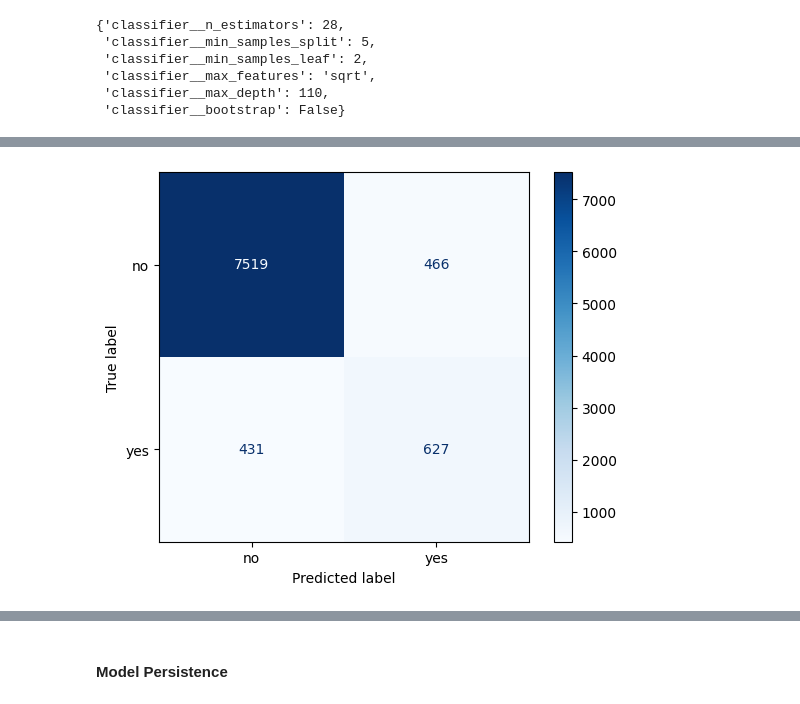
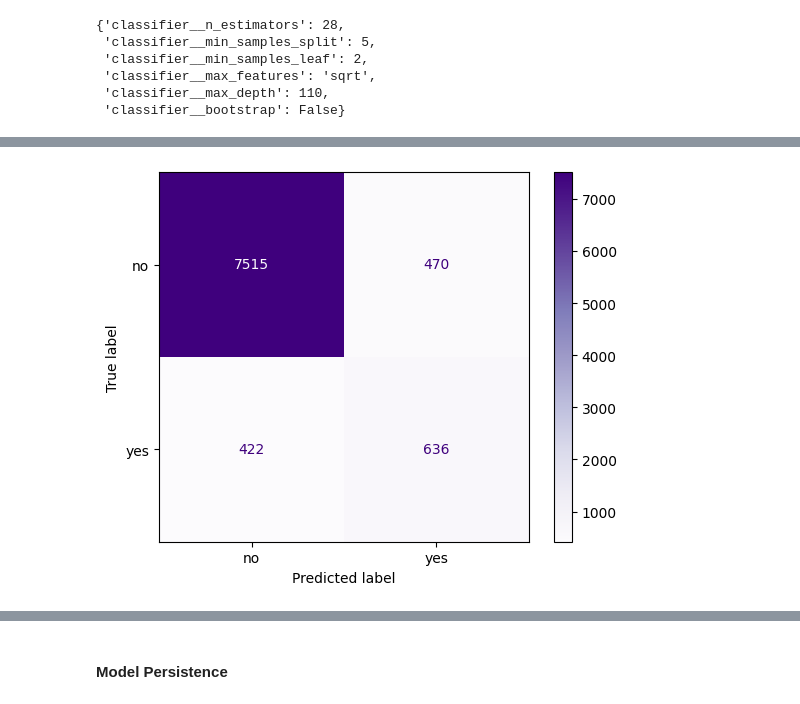
Before and after one commit to pk-aduyaw/term-deposit-subscription, a Jupyter notebook: project-code.ipynb, the cells around one changed output, grey strips where cells are left out. Saved outputs shown, nothing was run; the diff lists cells and outputs as text; code cells hidden in the pictures.

Commit message:
Add insights and persist hyperparameter tuned model.

```diff
--- a/project-code.ipynb
+++ b/project-code.ipynb
@@ -679,3 +738,7 @@ best_parameters
  'classifier__max_features': 'sqrt',
  'classifier__max_depth': 110,
  'classifier__bootstrap': False}
+# %%
+# Set the best parameters to the orginal model
+rf_classifier_pipeline.set_params(**best_parameters)
+rf_classifier_pipeline.fit(X_train, y_train_encoded)
@@ -682,7 +763,7 @@ best_parameters
 # %%
-predict = rf_classifier_pipeline.predict(X_eval)
-conf = confusion_matrix(y_eval_encoded, predict)
+predic = rf_classifier_pipeline.predict(X_eval)
+conf = confusion_matrix(y_eval_encoded, predic)
 
-ConfusionMatrixDisplay(conf, display_labels=label_encoder.classes_).plot(cmap='Blues');
+ConfusionMatrixDisplay(conf, display_labels=label_encoder.classes_).plot(cmap='Purples');
 # %% [output]
-[figure, old version]
+[figure, new version]
```
Also changed, not shown: parts of 34 cells of this notebook, 1 other file.
